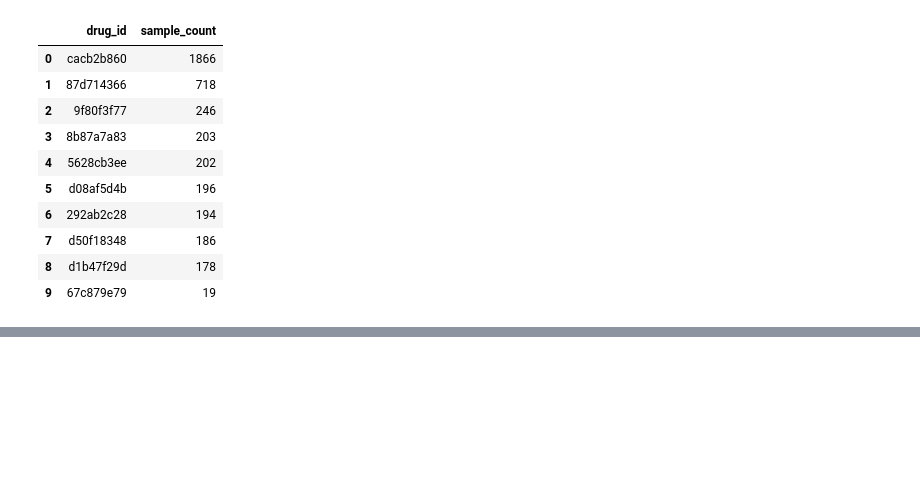
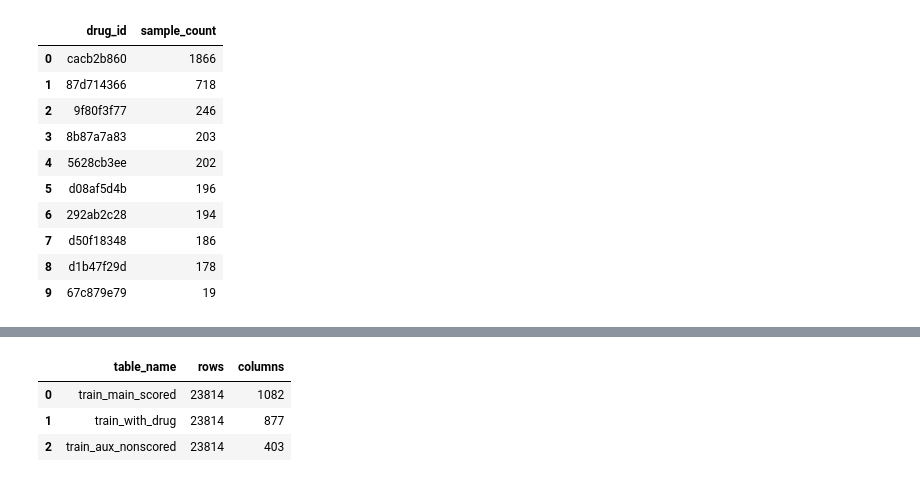
Before and after one commit to kawsar07ahmmed0712-rgb/moa-prediction-drug-response, a Jupyter notebook: notebooks/01_data_integration.ipynb, the cells around one changed output, grey strips where cells are left out. Saved outputs shown, nothing was run; the diff lists cells and outputs as text; code cells hidden in the pictures; blank space fills up the shorter version.

```diff
--- a/notebooks/01_data_integration.ipynb
+++ b/notebooks/01_data_integration.ipynb
@@ -713,0 +773,25 @@ top_repeated_drugs
+# %%
+integrated_shape_report = pd.DataFrame({
+    "table_name": [
+        "train_main_scored",
+        "train_with_drug",
+        "train_aux_nonscored",
+    ],
+    "rows": [
+        train_main_scored.shape[0],
+        train_with_drug.shape[0],
+        train_aux_nonscored.shape[0],
+    ],
+    "columns": [
+        train_main_scored.shape[1],
+        train_with_drug.shape[1],
+        train_aux_nonscored.shape[1],
+    ],
+})
+
+integrated_shape_report
+# %% [output]
+|  | table_name | rows | columns |
+| 0 | train_main_scored | 23814 | 1082 |
+| 1 | train_with_drug | 23814 | 877 |
+| 2 | train_aux_nonscored | 23814 | 403 |
```
Also changed, not shown: parts of 25 cells of this notebook, 2 other files.
